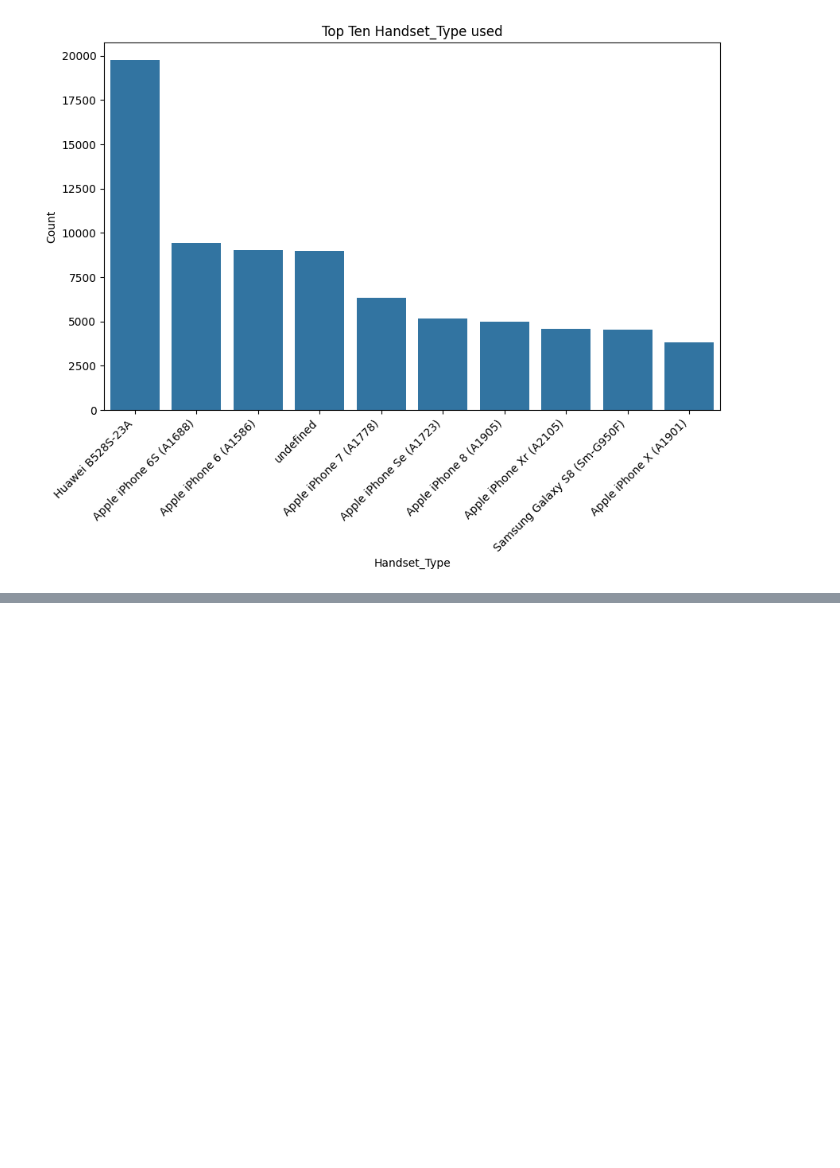
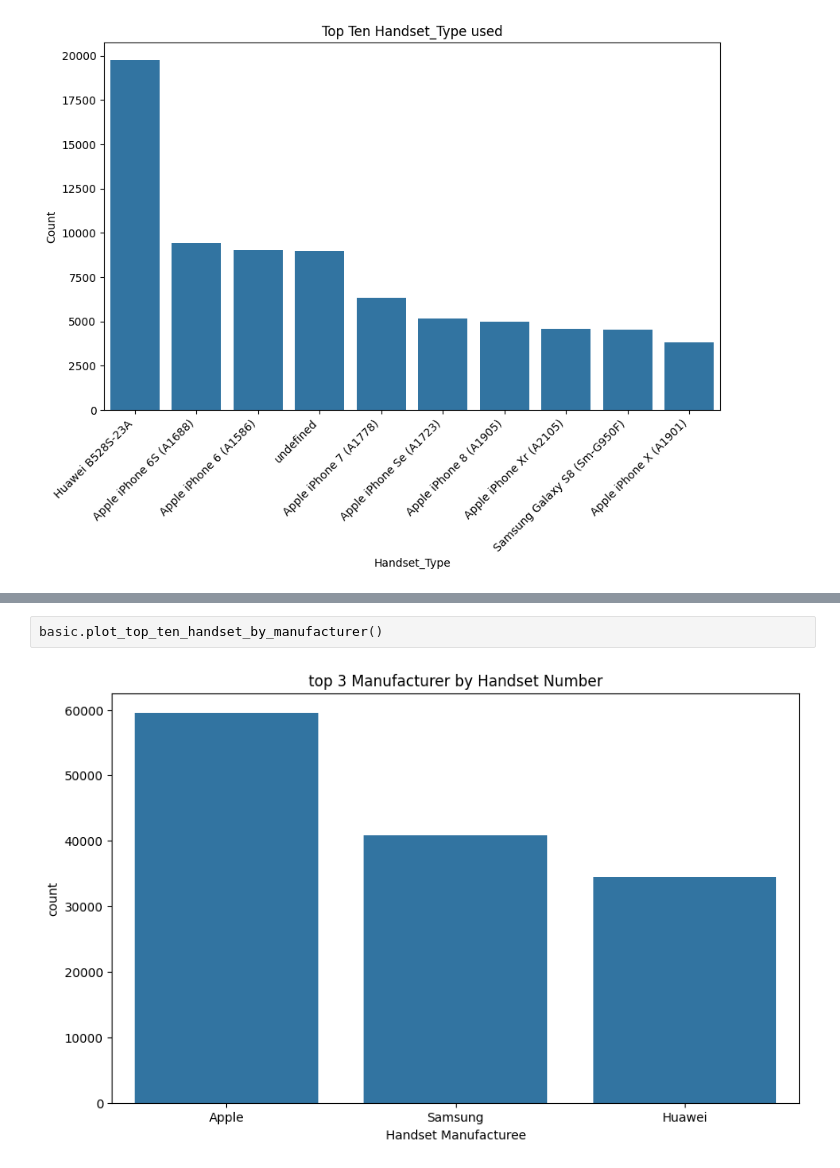
Before and after one commit to Marta233/EDA_TellCo, a Jupyter notebook: notebook/basic.ipynb, the cells around one changed output, grey strips where cells are left out. Drawn from its saved outputs; the diff is of its cells as text; blank space fills up the shorter version.

```diff
--- a/notebook/basic.ipynb
+++ b/notebook/basic.ipynb
@@ -111,0 +154,4 @@ basic.plot_bar()
+# %%
+basic.plot_top_ten_handset_by_manufacturer()
+# %% [output]
+[figure, added]
```
Also changed, not shown: parts of 8 cells of this notebook, 3 other files.
